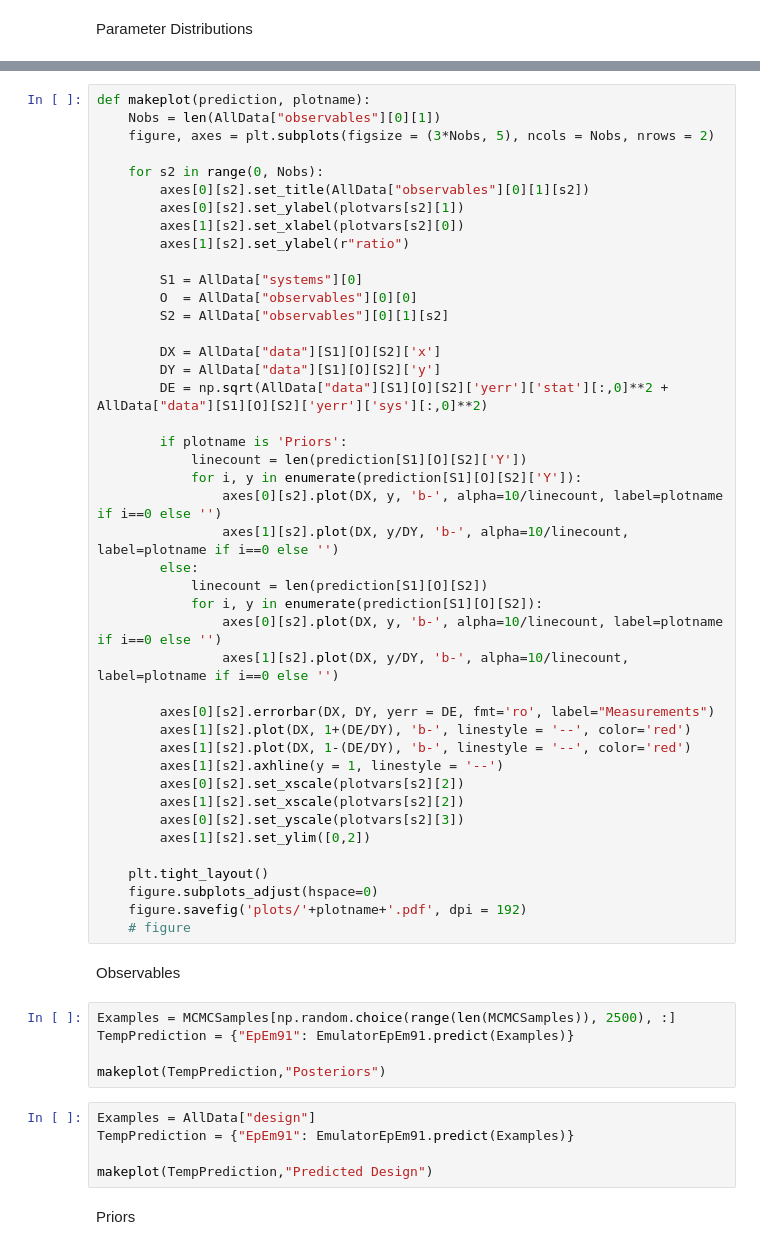
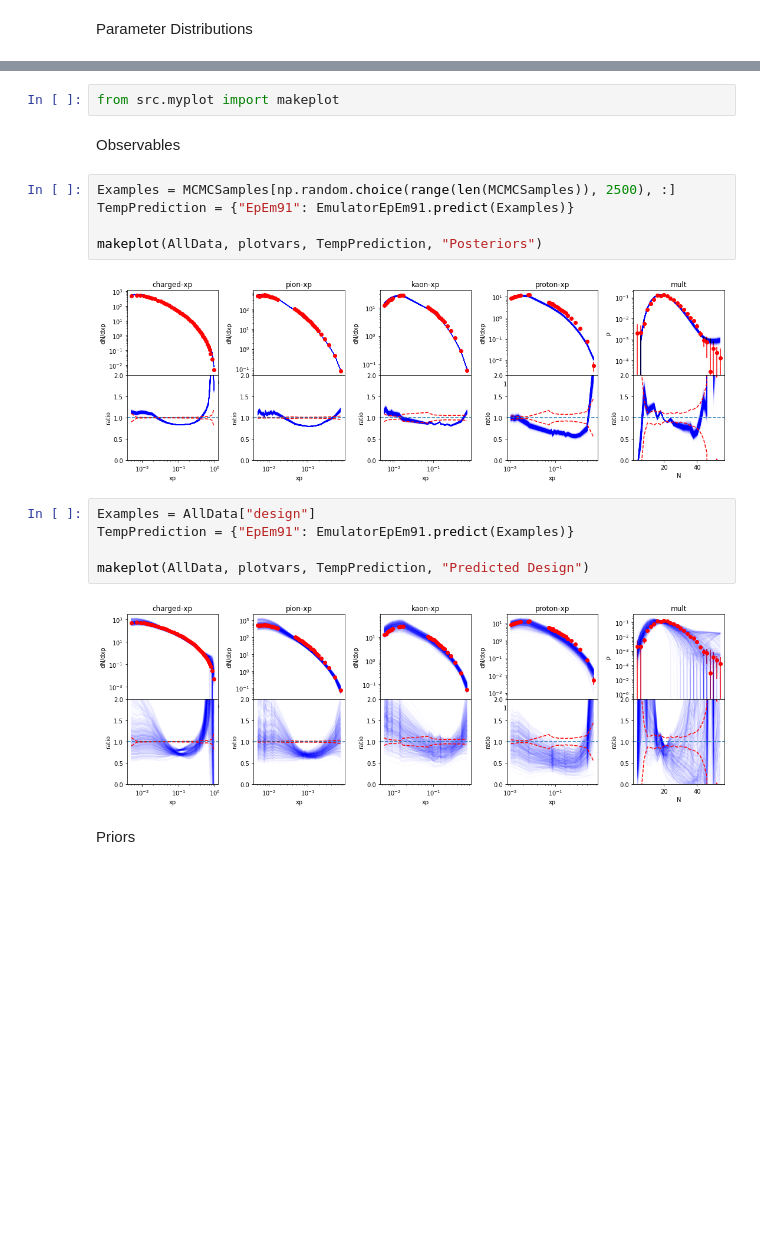
Before and after one commit to JETSCAPE/STAT, a Jupyter notebook: epem-tune.ipynb, the cells around one changed output, grey strips where cells are left out. Drawn from its saved outputs; the diff is of its cells as text; blank space fills up the shorter version.

Commit message:
adding myplot to src for consistency

```diff
--- a/epem-tune.ipynb
+++ b/epem-tune.ipynb
@@ -227,58 +274,21 @@ plt.savefig('plots/Correlation.pdf', dpi = 192)
-# %%
-def makeplot(prediction, plotname):
-    Nobs = len(AllData["observables"][0][1])
-    figure, axes = plt.subplots(figsize = (3*Nobs, 5), ncols = Nobs, nrows = 2)
-
-    for s2 in range(0, Nobs):
-        axes[0][s2].set_title(AllData["observables"][0][1][s2])
-        axes[0][s2].set_ylabel(plotvars[s2][1])
-        axes[1][s2].set_xlabel(plotvars[s2][0])
-        axes[1][s2].set_ylabel(r"ratio")
-
-        S1 = AllData["systems"][0]
-        O  = AllData["observables"][0][0]
-        S2 = AllData["observables"][0][1][s2]
-
-        DX = AllData["data"][S1][O][S2]['x']
-        DY = AllData["data"][S1][O][S2]['y']
-        DE = np.sqrt(AllData["data"][S1][O][S2]['yerr']['stat'][:,0]**2 + AllData["data"][S1][O][S2]['yerr']['sys'][:,0]**2)
-
-        if plotname is 'Priors':
-            linecount = len(prediction[S1][O][S2]['Y'])
-            for i, y in enumerate(prediction[S1][O][S2]['Y']):
-                axes[0][s2].plot(DX, y, 'b-', alpha=10/linecount, label=plotname if i==0 else '')
-                axes[1][s2].plot(DX, y/DY, 'b-', alpha=10/linecount, label=plotname if i==0 else '')
-        else:
-            linecount = len(prediction[S1][O][S2])
-            for i, y in enumerate(prediction[S1][O][S2]):
-                axes[0][s2].plot(DX, y, 'b-', alpha=10/linecount, label=plotname if i==0 else '')
-                axes[1][s2].plot(DX, y/DY, 'b-', alpha=10/linecount, label=plotname if i==0 else '')
-
-        axes[0][s2].errorbar(DX, DY, yerr = DE, fmt='ro', label="Measurements")
-        axes[1][s2].plot(DX, 1+(DE/DY), 'b-', linestyle = '--', color='red')
-        axes[1][s2].plot(DX, 1-(DE/DY), 'b-', linestyle = '--', color='red')
-        axes[1][s2].axhline(y = 1, linestyle = '--')
-        axes[0][s2].set_xscale(plotvars[s2][2])
-        axes[1][s2].set_xscale(plotvars[s2][2])
-        axes[0][s2].set_yscale(plotvars[s2][3])
-        axes[1][s2].set_ylim([0,2])
-
-    plt.tight_layout()
-    figure.subplots_adjust(hspace=0)
-    figure.savefig('plots/'+plotname+'.pdf', dpi = 192)
-    # figure
+# %%
+from src.myplot import makeplot
 # %% [markdown]
 Observables
 # %%
 Examples = MCMCSamples[np.random.choice(range(len(MCMCSamples)), 2500), :]
 TempPrediction = {"EpEm91": EmulatorEpEm91.predict(Examples)}
 
-makeplot(TempPrediction,"Posteriors")
+makeplot(AllData, plotvars, TempPrediction, "Posteriors")
+# %% [output]
+[figure, added]
 # %%
 Examples = AllData["design"]
 TempPrediction = {"EpEm91": EmulatorEpEm91.predict(Examples)}
 
-makeplot(TempPrediction,"Predicted Design")
+makeplot(AllData, plotvars, TempPrediction, "Predicted Design")
+# %% [output]
+[figure, added]
 # %% [markdown]
 Priors
 # %%
```
Also changed, not shown: parts of 10 cells of this notebook, 3 other files.
